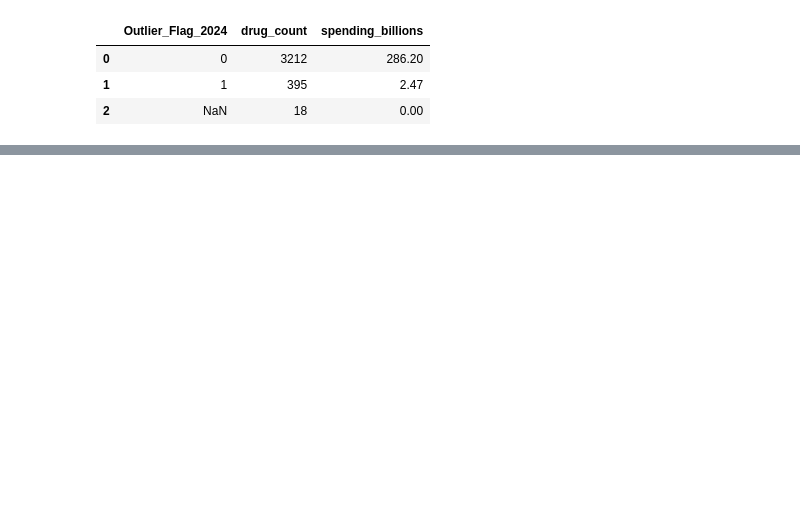
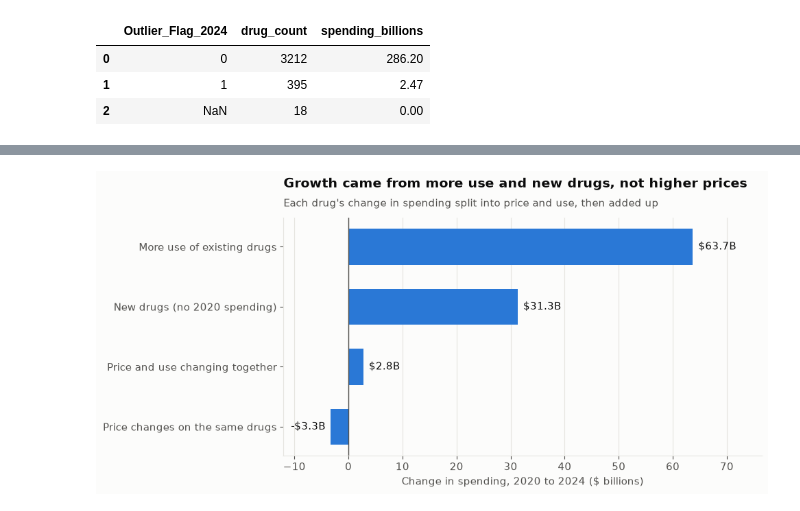
Before and after one commit to krithihari2/drug-spending-price-vs-volume, a Jupyter notebook: notebooks/01_explore.ipynb, the cells around one changed output, grey strips where cells are left out. Saved outputs shown, nothing was run; the diff lists cells and outputs as text; code cells hidden in the pictures; blank space fills up the shorter version.

```diff
--- a/notebooks/01_explore.ipynb
+++ b/notebooks/01_explore.ipynb
@@ -588,0 +897,32 @@ connection.execute(query).df()
+# %%
+# Chart 3: the drug-by-drug split from section 6
+parts = [
+    ("Price changes on the same drugs", drug_price_change),
+    ("Price and use changing together", drug_both_together),
+    ("New drugs (no 2020 spending)", new_drug_spending),
+    ("More use of existing drugs", drug_more_use),
+]
+labels = [name for name, value in parts]
+values = [value / billion for name, value in parts]
+
+fig, ax = plt.subplots(figsize=(9, 4.5))
+ax.barh(labels, values, color=BLUE, height=0.6)
+
+# Write each value next to its bar
+for i, value in enumerate(values):
+    if value >= 0:
+        ax.text(value + 1, i, "$" + str(round(value, 1)) + "B", va="center", color=TEXT)
+    else:
+        ax.text(value - 1, i, "-$" + str(round(-value, 1)) + "B", va="center", ha="right", color=TEXT)
+
+ax.axvline(0, color=TEXT_LIGHT, linewidth=1)
+ax.set_xlim(-12, max(values) * 1.2)
+ax.set_xlabel("Change in spending, 2020 to 2024 ($ billions)")
+ax.grid(axis="y", visible=False)
+add_titles(ax,
+           "Growth came from more use and new drugs, not higher prices",
+           "Each drug's change in spending split into price and use, then added up")
+
+save_chart(fig, "3_drug_by_drug_split.png")
+# %% [output]
+[figure, added]
```
Also changed, not shown: parts of 28 cells of this notebook, 8 other files.
